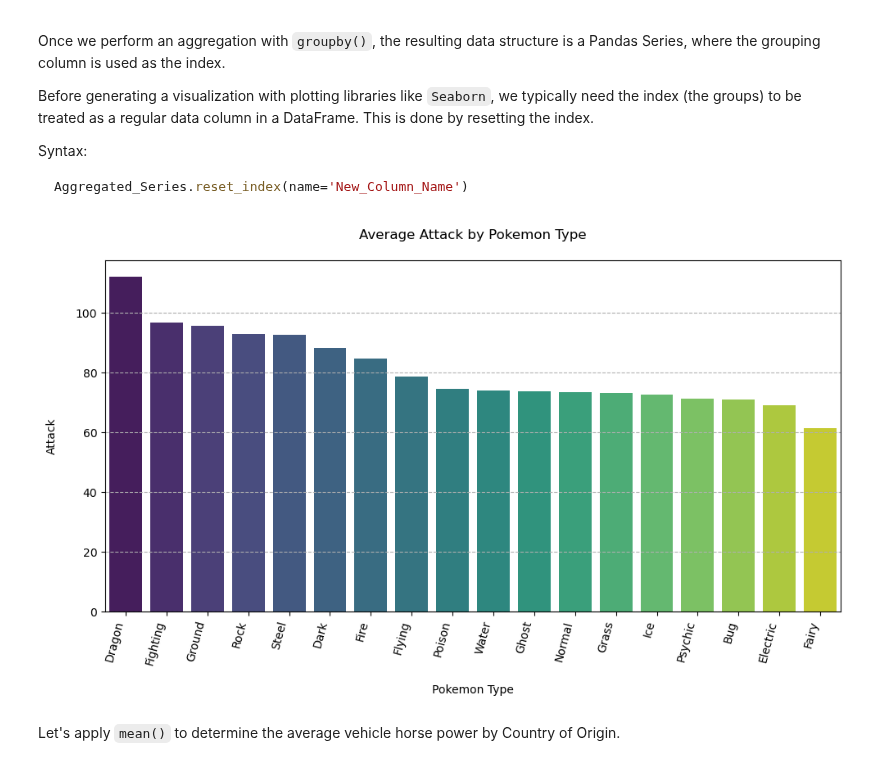
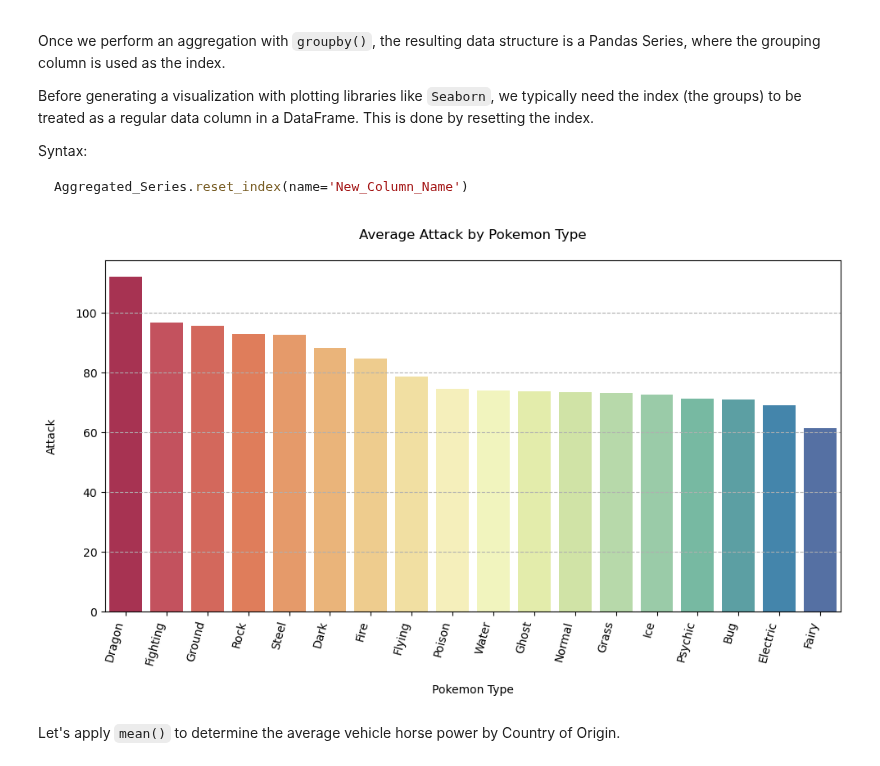
Before and after one commit to michaeltothewilson/data-with-python, a Jupyter notebook: notebooks-completed/08_aggregating_data-pokemon.ipynb, the cells around one changed output. Drawn from its saved outputs; the diff is of its cells as text; code cells hidden in the pictures.

Commit message:
Wrapping Up Agg with Pokemon

```diff
--- a/notebooks-completed/08_aggregating_data-pokemon.ipynb
+++ b/notebooks-completed/08_aggregating_data-pokemon.ipynb
@@ -241,3 +207,4 @@ This will categorize our data into several groups: .
 # %%
 ## Begin Example
-group_pokemon = pokemon_df.groupby("Type 1")
+pokemon_grouped_by_type = pokemon_df.groupby("Type 1")
+pokemon_grouped_by_type
@@ -277,7 +246,7 @@ DataFrame.groupby('Categorical_Column')['Numerical_Column'].Aggregation_Function
 Let's apply this to our group object.
 # %%
 ## Begin Calculation
-pokemon_type_attack_mean = group_pokemon["Attack"].mean()
+pokemon_type_attack_mean = pokemon_grouped_by_type["Attack"].mean()
 pokemon_type_attack_mean
 # %% [output]
 Type 1
@@ -315,35 +284,35 @@ Aggregated_Series.reset_index(name='New_Column_Name')
 # %%
 # Visualize Average Attack x Pokemon Type
 
 # Convert Groupby Series into a DataFrame by Reseting the Index
 pokemon_type_attack_mean = pokemon_type_attack_mean.reset_index("Type 1")
 
 # Sort by Attack
 pokemon_type_attack_mean = pokemon_type_attack_mean.sort_values(by="Attack", ascending=False)
 
 # Draw Figure
 plt.figure(figsize=(10,6))
 
 # Draw Plot
 sns.barplot(
     data=pokemon_type_attack_mean,
     x="Type 1",
     y="Attack",
     hue="Type 1",
-palette="viridis")
+palette="Spectral")
 
 # Customize
 plt.title("Average Attack by Pokemon Type\n")
 plt.xlabel("\nPokemon Type")
 plt.xticks(rotation=75, ha="right")
 plt.ylabel("Attack\n")
 plt.grid(axis="y", linestyle="--")
 plt.tight_layout()
 
 # Show
 plt.show()
 # %% [output]
-[figure, old version]
+[figure, new version]
 # %% [markdown]
 Let's apply `mean()` to determine the average vehicle horse power by Country of Origin.
 # %%
```
Also changed, not shown: parts of 42 cells of this notebook, 2 other files.
